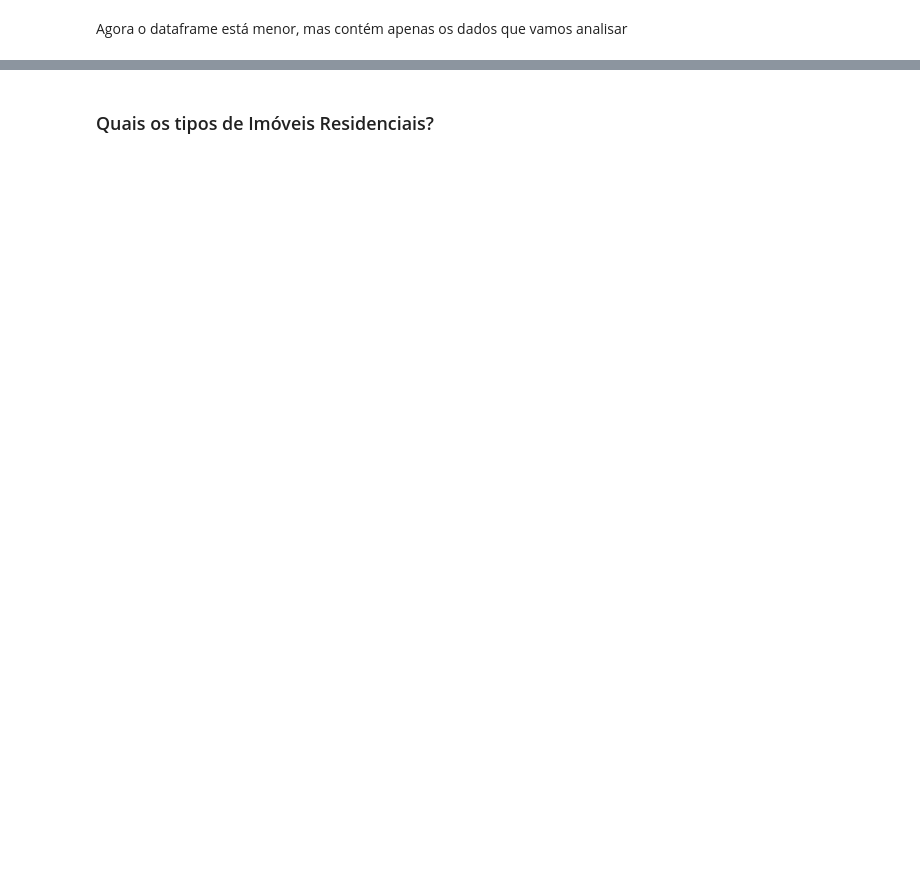
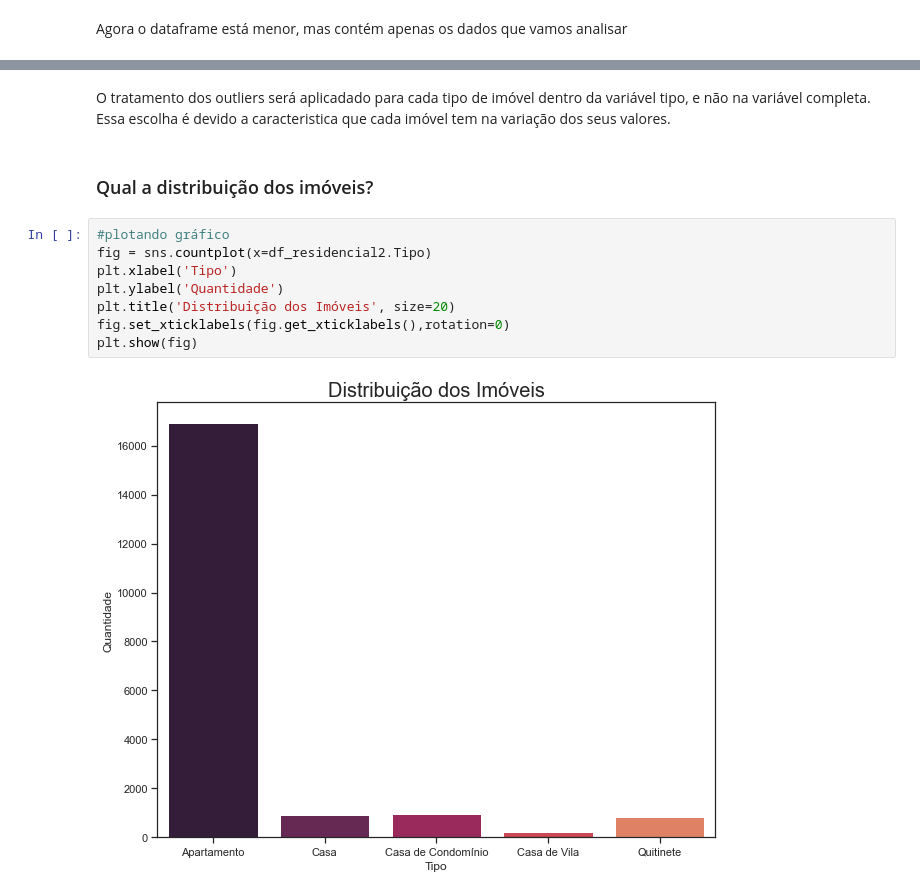
Before and after one commit to nsfoliveira/Projeto_Python_Alugueis_RioDeJaneiro, a Jupyter notebook: Alugueis_RJ.ipynb, the cells around one changed output, grey strips where cells are left out. Drawn from its saved outputs; the diff is of its cells as text; blank space fills up the shorter version.

```diff
--- a/Alugueis_RJ.ipynb
+++ b/Alugueis_RJ.ipynb
@@ -272,2 +349,15 @@ Agora o dataframe está menor, mas contém apenas os dados que vamos analisar
+# %% [markdown]
+O tratamento dos outliers será aplicadado para cada tipo de imóvel dentro da variável tipo, e não na variável completa.
+Essa escolha é devido a caracteristica que cada imóvel tem na variação dos seus valores.
 # %% [markdown]
-### Quais os tipos de Imóveis Residenciais?
+### Qual a distribuição dos imóveis?
+# %%
+#plotando gráfico
+fig = sns.countplot(x=df_residencial2.Tipo)
+plt.xlabel('Tipo')
+plt.ylabel('Quantidade')
+plt.title('Distribuição dos Imóveis', size=20)
+fig.set_xticklabels(fig.get_xticklabels(),rotation=0)
+plt.show(fig)
+# %% [output]
+[figure, added]
```
Also changed, not shown: parts of 13 cells of this notebook, 1 other file.
